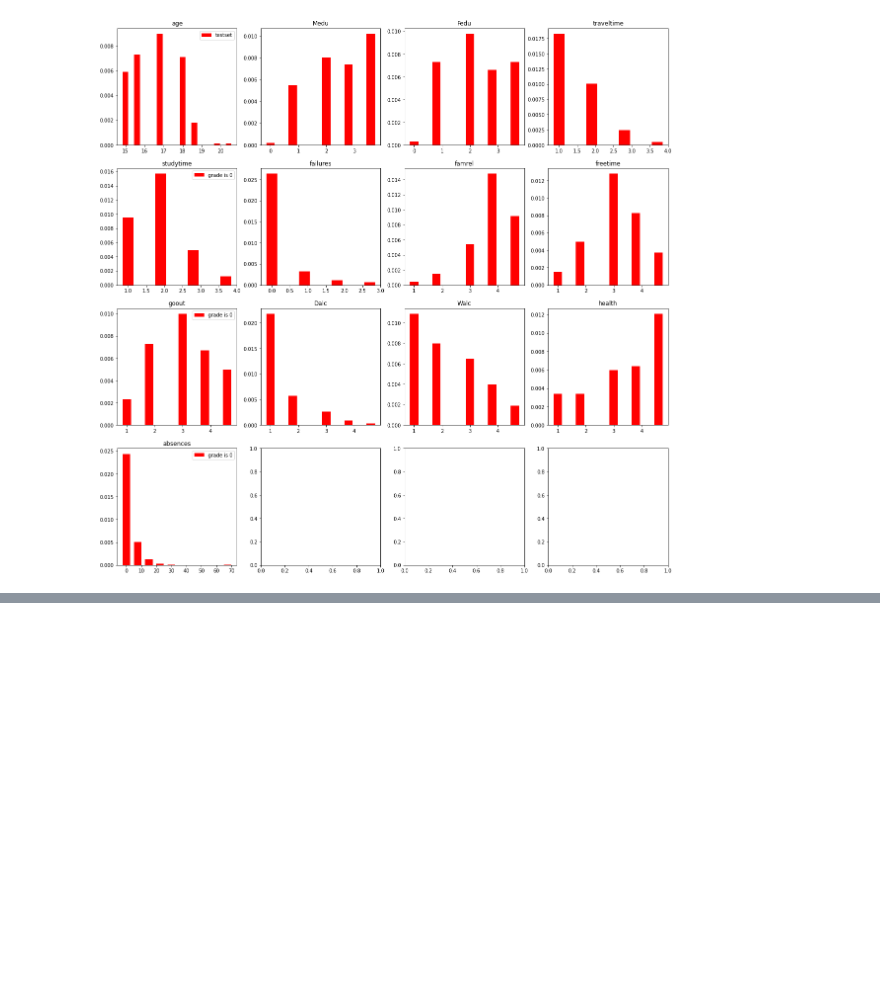
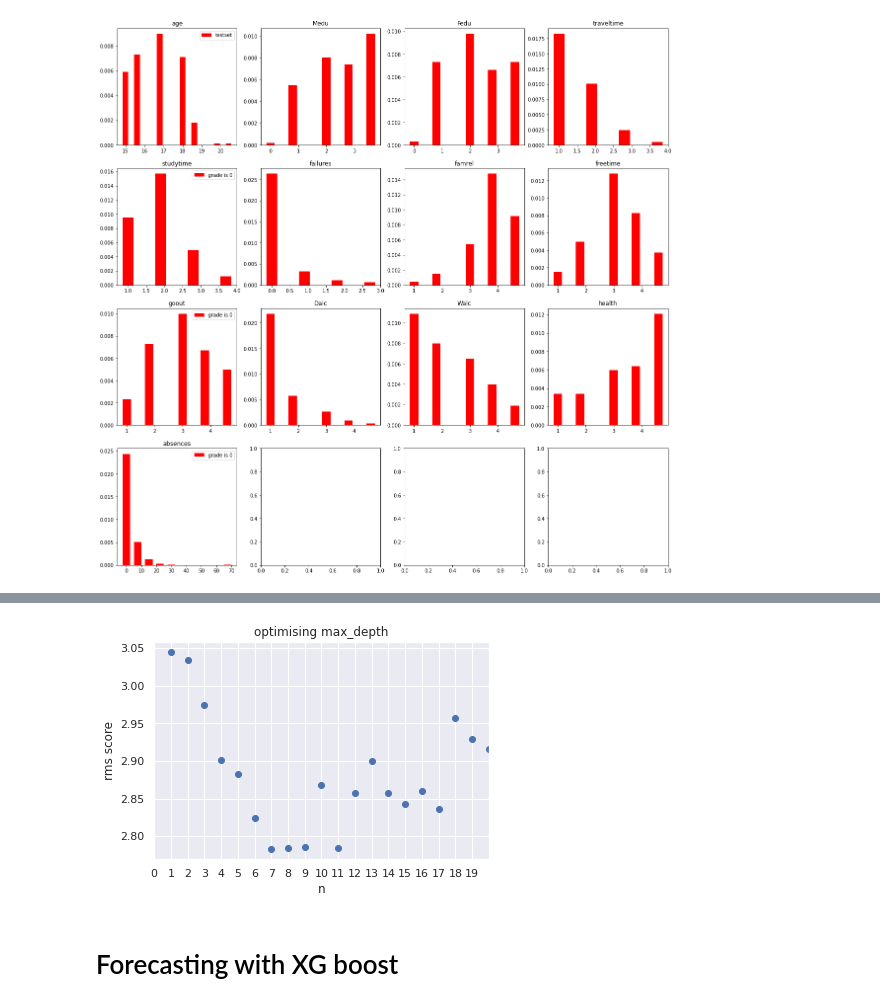
Before and after one commit to coffeeboost/SML-grade-predictor, a Jupyter notebook: CAIS_Kaggle.ipynb, the cells around one changed output, grey strips where cells are left out. Cells and saved outputs as stored; diff of their text form; code cells hidden in the pictures; blank space fills up the shorter version.

```diff
--- a/CAIS_Kaggle.ipynb
+++ b/CAIS_Kaggle.ipynb
@@ -1668,0 +1591,19 @@ trainset
+# %%
+#setting up dataframe for model
+#reorganise columns,remove grade 0, X,y
+trainset = pd.read_csv(StringIO(traincsv))
+testset = pd.read_csv(StringIO(testcsv))
+trainset = trainset[trainset.grade!=0]
+trainset = trainset[['id','school', 'sex', 'age', 'address', 'famsize', 'Pstatus', 'Medu', 'Fedu',
+       'Mjob', 'Fjob', 'reason', 'guardian', 'traveltime', 'studytime',
+       'failures', 'schoolsup', 'famsup', 'paid', 'activities', 'nursery',
+       'higher', 'internet', 'romantic', 'famrel', 'freetime', 'goout', 'Dalc',
+       'Walc', 'health', 'absences', 'subject', 'grade']]
+testset = testset[['id','school', 'sex', 'age', 'address', 'famsize', 'Pstatus', 'Medu', 'Fedu',
+       'Mjob', 'Fjob', 'reason', 'guardian', 'traveltime', 'studytime',
+       'failures', 'schoolsup', 'famsup', 'paid', 'activities', 'nursery',
+       'higher', 'internet', 'romantic', 'famrel', 'freetime', 'goout', 'Dalc',
+       'Walc', 'health', 'absences', 'subject']]
+y = trainset['grade']
+X = trainset.drop('grade',axis='columns').set_index('id')
+testset.set_index('id',inplace=True)
@@ -1684,0 +1684,11 @@ testset
+# %%
+#optimising max_depth
+plt.scatter(*zip(*d))
+plt.xlim(0,20)
+plt.xticks(np.arange(0,20, 1.0))
+plt.xlabel('n')
+plt.ylabel('rms score')
+plt.title('optimising max_depth')
+plt.show()
+# %% [output]
+[figure, added]
@@ -1684,0 +1727,2 @@ testset
+# %% [markdown]
+# Forecasting with XG boost
```
Also changed, not shown: parts of 36 cells of this notebook.
